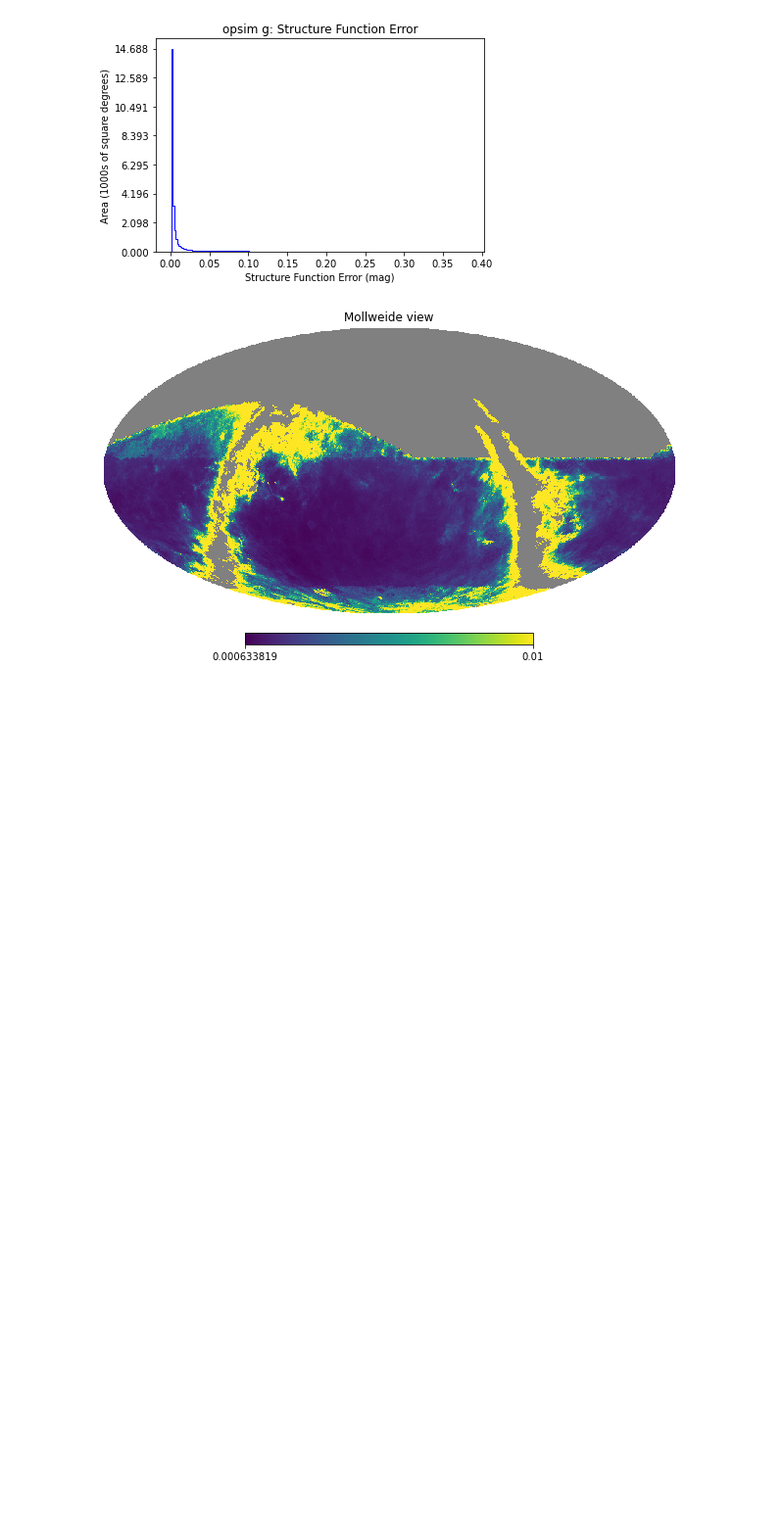
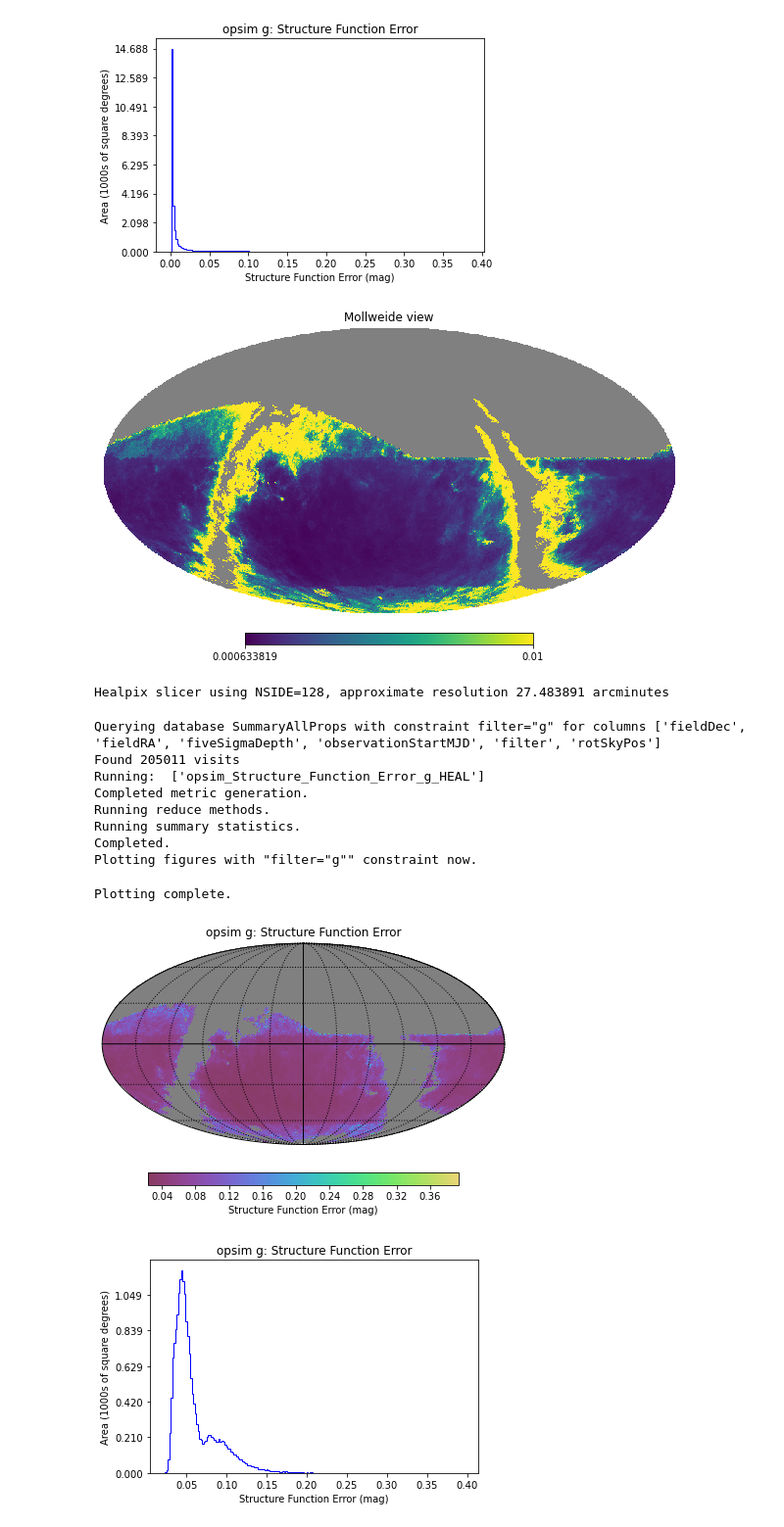
Before and after one commit to lprisinzano/rubin_sim_notebooks, a Jupyter notebook: maf/science/agn_structure_function.ipynb, the cells around one changed output. Shown: that part at 98% size. Cells and saved outputs as stored; diff of their text form; code cells hidden in the pictures; blank space fills up the shorter version.

```diff
--- a/maf/science/agn_structure_function.ipynb
+++ b/maf/science/agn_structure_function.ipynb
@@ -46,3 +46,31 @@ Plotting complete.
 hp.mollview(bundle_list[0].metricValues, max=.01)
 # %% [output]
 [figure]
+# %%
+# let's try it again with a fainter magnitude
+bundle_list = []
+
+sql = 'filter="g"'
+
+slicer = maf.slicers.HealpixSlicer(useCache=False)
+metric = maf.metrics.SFErrorMetric(mag=24)
+bundle_list.append(maf.metricBundle.MetricBundle(metric, slicer, sql))
+# %% [output]
+Healpix slicer using NSIDE=128, approximate resolution 27.483891 arcminutes
+# %%
+bd = maf.metricBundles.makeBundlesDictFromList(bundle_list)
+bg = maf.metricBundles.MetricBundleGroup(bd, conn, outDir=outDir, resultsDb=resultsDb)
+bg.runAll()
+bg.plotAll(closefigs=False)
+# %% [output]
+Querying database SummaryAllProps with constraint filter="g" for columns ['fieldDec', 'fieldRA', 'fiveSigmaDepth', 'observationStartMJD', 'filter', 'rotSkyPos']
+Found 205011 visits
+Running:  ['opsim_Structure_Function_Error_g_HEAL']
+Completed metric generation.
+Running reduce methods.
+Running summary statistics.
+Completed.
+Plotting figures with "filter="g"" constraint now.
+Plotting complete.
+[figure, added]
+[figure, added]
```
Also changed, not shown: parts of 1 cell of this notebook.
